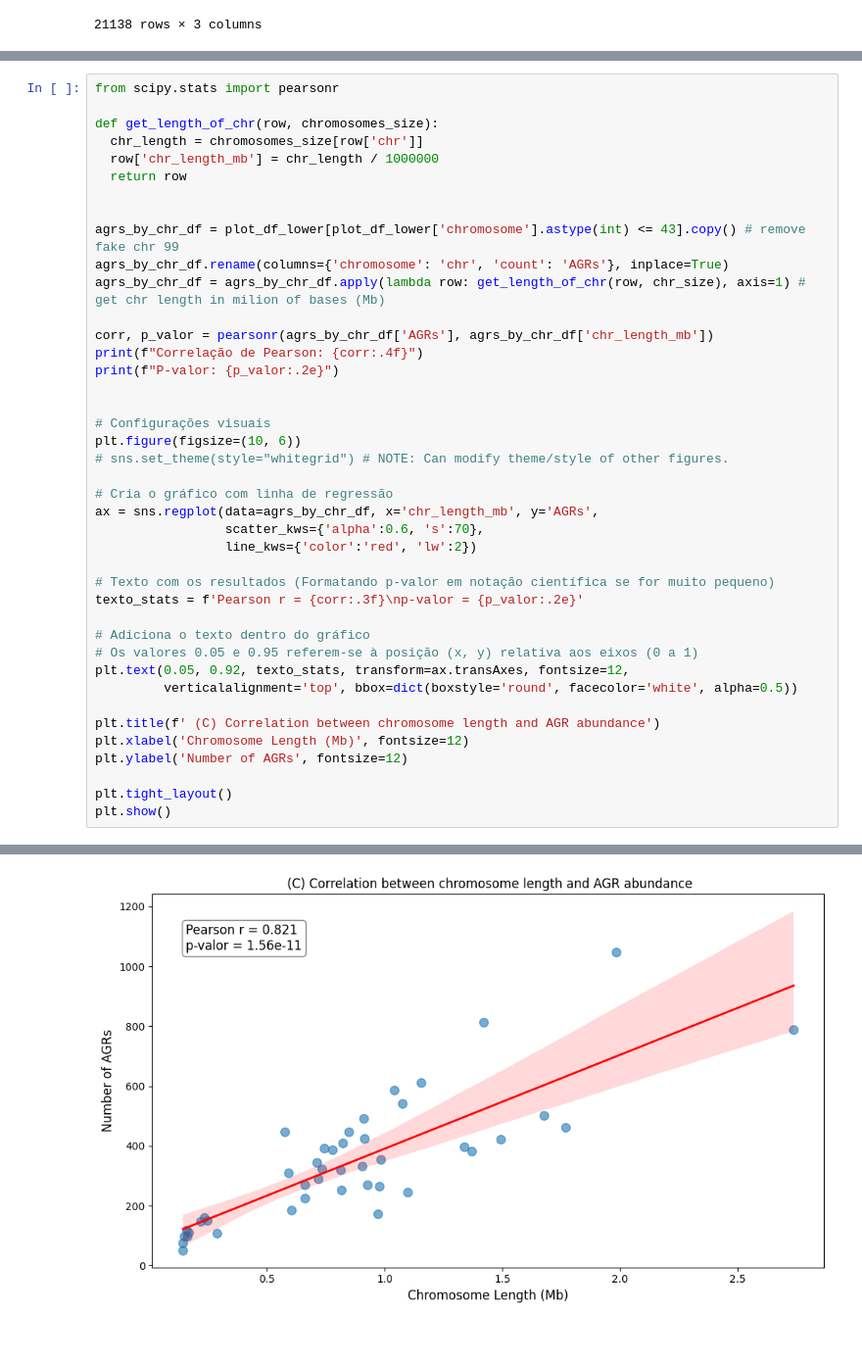
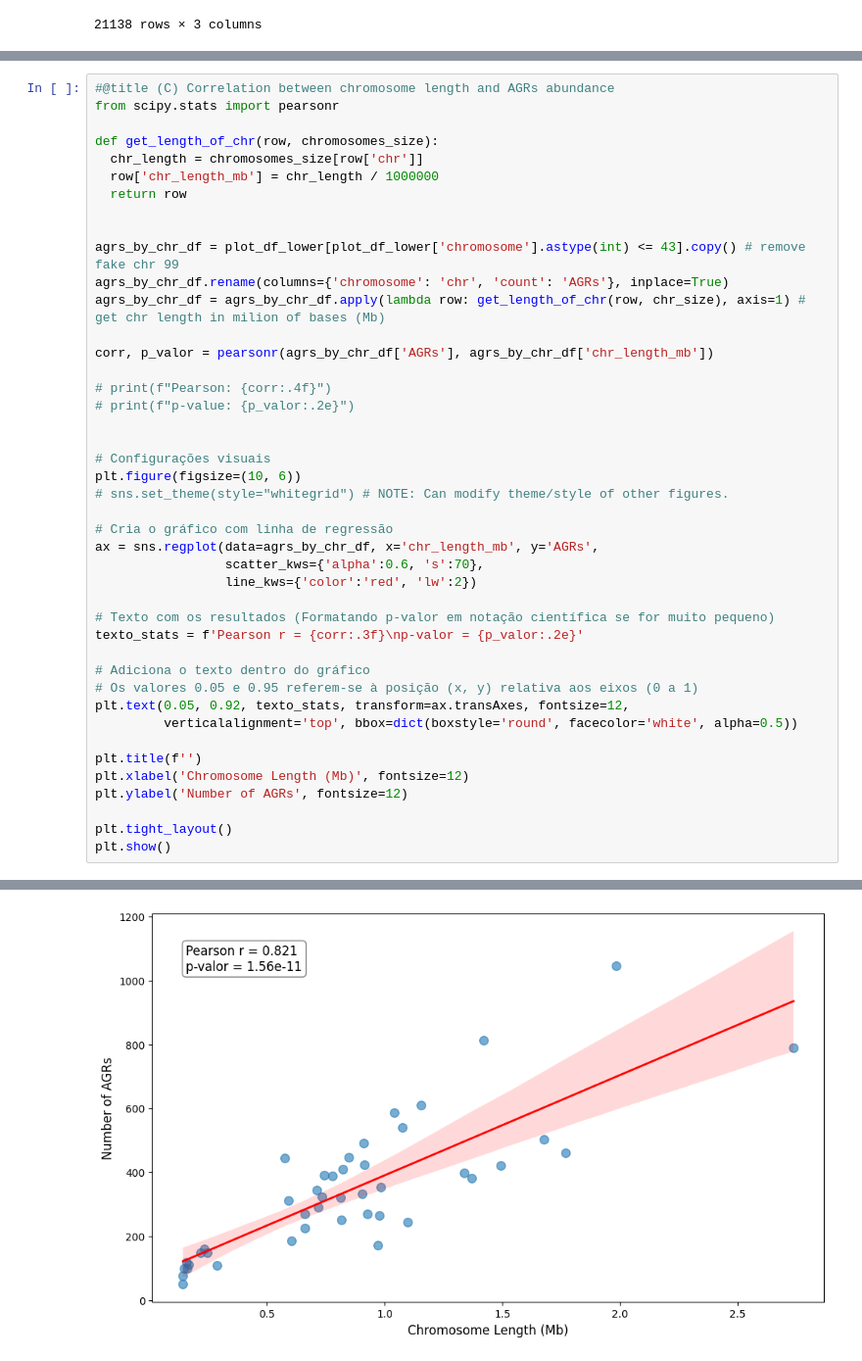
Before and after one commit to gianlucamajor/eCruziDB, a Jupyter notebook: eda/agrs-eda.ipynb, the cells around one changed output, grey strips where cells are left out. Shown at 98% size. Saved outputs shown, nothing was run; the diff lists cells and outputs as text.

```diff
--- a/eda/agrs-eda.ipynb
+++ b/eda/agrs-eda.ipynb
@@ -376,4 +361,5 @@ plt.show()
 # %%
+#@title (C) Correlation between chromosome length and AGRs abundance
 from scipy.stats import pearsonr
 
 def get_length_of_chr(row, chromosomes_size):
@@ -387,8 +373,9 @@ agrs_by_chr_df.rename(columns={'chromosome': 'chr', 'count': 'AGRs'}, inplace=Tr
 agrs_by_chr_df = agrs_by_chr_df.apply(lambda row: get_length_of_chr(row, chr_size), axis=1) # get chr length in milion of bases (Mb)
 
 corr, p_valor = pearsonr(agrs_by_chr_df['AGRs'], agrs_by_chr_df['chr_length_mb'])
-print(f"Correlação de Pearson: {corr:.4f}")
-print(f"P-valor: {p_valor:.2e}")
+
+# print(f"Pearson: {corr:.4f}")
+# print(f"p-value: {p_valor:.2e}")
 
 
 # Configurações visuais
@@ -408,7 +395,7 @@ texto_stats = f'Pearson r = {corr:.3f}\np-valor = {p_valor:.2e}'
 plt.text(0.05, 0.92, texto_stats, transform=ax.transAxes, fontsize=12,
          verticalalignment='top', bbox=dict(boxstyle='round', facecolor='white', alpha=0.5))
 
-plt.title(f' (C) Correlation between chromosome length and AGR abundance')
+plt.title(f'')
 plt.xlabel('Chromosome Length (Mb)', fontsize=12)
 plt.ylabel('Number of AGRs', fontsize=12)
 
@@ -420 +405 @@ P-valor: 1.56e-11
-[figure, old version]
+[figure, new version]
```
Also changed, not shown: parts of 7 cells of this notebook.
